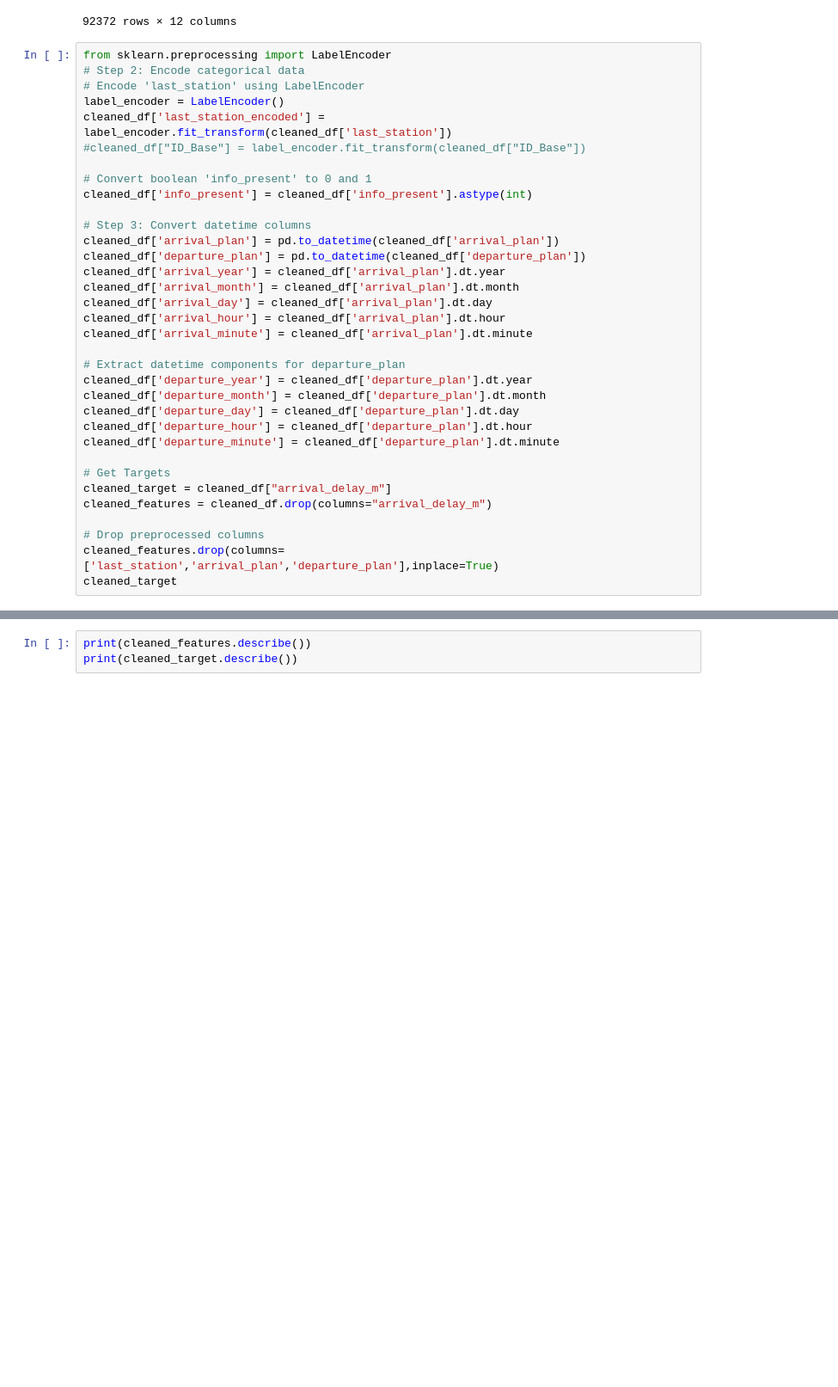
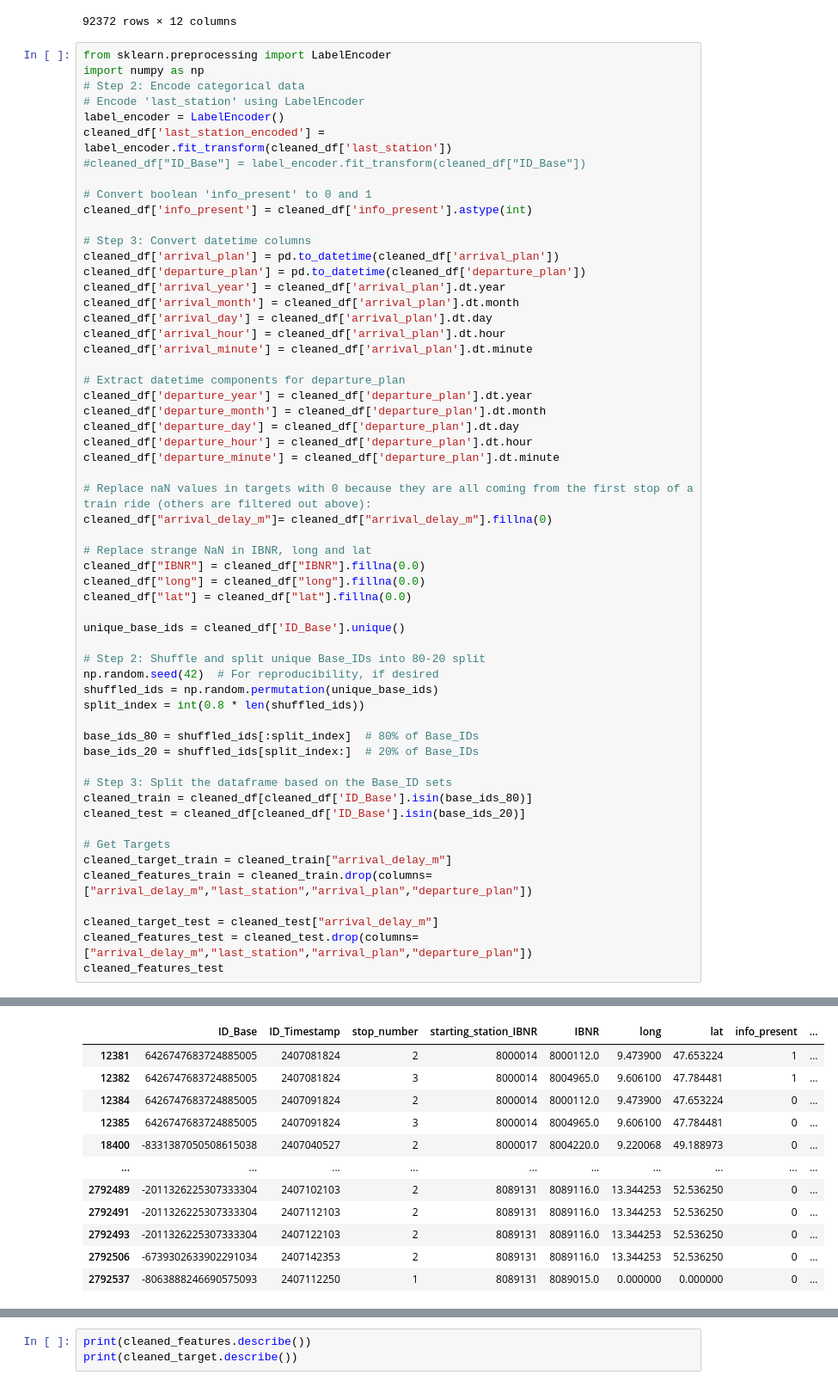
Before and after one commit to Tu2-prog/DM-Project, a Jupyter notebook: baseline-regression-tree.ipynb, the cells around one changed output, grey strips where cells are left out. Shown at 86% size. Drawn from its saved outputs; the diff is of its cells as text; blank space fills up the shorter version.

```diff
--- a/baseline-regression-tree.ipynb
+++ b/baseline-regression-tree.ipynb
@@ -84,6 +84,7 @@ cleaned_df
 92372 rows × 12 columns
 # %%
 from sklearn.preprocessing import LabelEncoder
+import numpy as np
 # Step 2: Encode categorical data
 # Encode 'last_station' using LabelEncoder
 label_encoder = LabelEncoder()
@@ -109,13 +110,35 @@ cleaned_df['departure_day'] = cleaned_df['departure_plan'].dt.day
 cleaned_df['departure_hour'] = cleaned_df['departure_plan'].dt.hour
 cleaned_df['departure_minute'] = cleaned_df['departure_plan'].dt.minute
 
+# Replace naN values in targets with 0 because they are all coming from the first stop of a train ride (others are filtered out above):
+cleaned_df["arrival_delay_m"]= cleaned_df["arrival_delay_m"].fillna(0)
+
+# Replace strange NaN in IBNR, long and lat
+cleaned_df["IBNR"] = cleaned_df["IBNR"].fillna(0.0)
+cleaned_df["long"] = cleaned_df["long"].fillna(0.0)
+cleaned_df["lat"] = cleaned_df["lat"].fillna(0.0)
+
+unique_base_ids = cleaned_df['ID_Base'].unique()
+
+# Step 2: Shuffle and split unique Base_IDs into 80-20 split
+np.random.seed(42)  # For reproducibility, if desired
+shuffled_ids = np.random.permutation(unique_base_ids)
+split_index = int(0.8 * len(shuffled_ids))
+
+base_ids_80 = shuffled_ids[:split_index]  # 80% of Base_IDs
+base_ids_20 = shuffled_ids[split_index:]  # 20% of Base_IDs
+
+# Step 3: Split the dataframe based on the Base_ID sets
+cleaned_train = cleaned_df[cleaned_df['ID_Base'].isin(base_ids_80)]
+cleaned_test = cleaned_df[cleaned_df['ID_Base'].isin(base_ids_20)]
+
 # Get Targets
-cleaned_target = cleaned_df["arrival_delay_m"]
-cleaned_features = cleaned_df.drop(columns="arrival_delay_m")
+cleaned_target_train = cleaned_train["arrival_delay_m"]
+cleaned_features_train = cleaned_train.drop(columns=["arrival_delay_m","last_station","arrival_plan","departure_plan"])
 
-# Drop preprocessed columns
-cleaned_features.drop(columns=['last_station','arrival_plan','departure_plan'],inplace=True)
-cleaned_target
+cleaned_target_test = cleaned_test["arrival_delay_m"]
+cleaned_features_test = cleaned_test.drop(columns=["arrival_delay_m","last_station","arrival_plan","departure_plan"])
+cleaned_features_test
 # %% [output]
 A value is trying to be set on a copy of a slice from a DataFrame.
 Try using .loc[row_indexer,col_indexer] = value instead
@@ -136,0 +160,12 @@ See the caveats in the documentation: https://pandas.pydata.org/pandas-docs/stab
+|  | ID_Base | ID_Timestamp | stop_number | starting_station_IBNR | IBNR | long | lat | info_present | ... |
+| 12381 | 6426747683724885005 | 2407081824 | 2 | 8000014 | 8000112.0 | 9.473900 | 47.653224 | 1 | ... |
+| 12382 | 6426747683724885005 | 2407081824 | 3 | 8000014 | 8004965.0 | 9.606100 | 47.784481 | 1 | ... |
+| 12384 | 6426747683724885005 | 2407091824 | 2 | 8000014 | 8000112.0 | 9.473900 | 47.653224 | 0 | ... |
+| 12385 | 6426747683724885005 | 2407091824 | 3 | 8000014 | 8004965.0 | 9.606100 | 47.784481 | 0 | ... |
+| 18400 | -8331387050508615038 | 2407040527 | 2 | 8000017 | 8004220.0 | 9.220068 | 49.188973 | 0 | ... |
+| ... | ... | ... | ... | ... | ... | ... | ... | ... | ... |
+| 2792489 | -2011326225307333304 | 2407102103 | 2 | 8089131 | 8089116.0 | 13.344253 | 52.536250 | 0 | ... |
+| 2792491 | -2011326225307333304 | 2407112103 | 2 | 8089131 | 8089116.0 | 13.344253 | 52.536250 | 0 | ... |
+| 2792493 | -2011326225307333304 | 2407122103 | 2 | 8089131 | 8089116.0 | 13.344253 | 52.536250 | 0 | ... |
+| 2792506 | -6739302633902291034 | 2407142353 | 2 | 8089131 | 8089116.0 | 13.344253 | 52.536250 | 0 | ... |
+| 2792537 | -8063888246690575093 | 2407112250 | 1 | 8089131 | 8089015.0 | 0.000000 | 0.000000 | 0 | ... |
```
Also changed, not shown: parts of 6 cells of this notebook.
